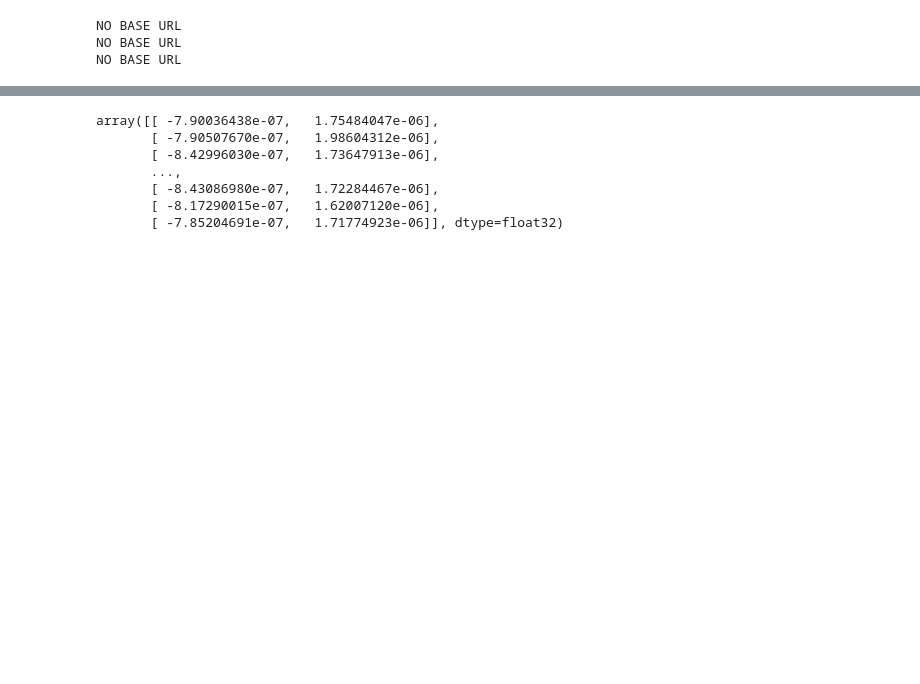
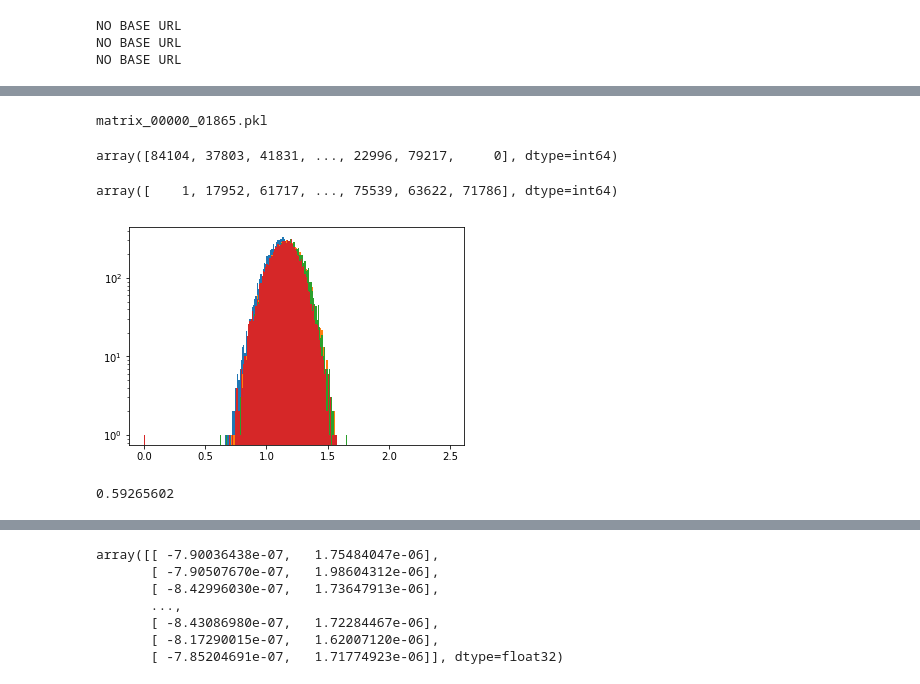
Before and after one commit to kuhanw/link_embedding, a Jupyter notebook: graph_embedding.ipynb, the cells around one changed output, grey strips where cells are left out. Drawn from its saved outputs; the diff is of its cells as text; code cells hidden in the pictures; blank space fills up the shorter version.

```diff
--- a/graph_embedding.ipynb
+++ b/graph_embedding.ipynb
@@ -325,0 +332,18 @@ Caused by op 'MatMul', defined at:
+# %%
+for i in range(0, n_chunks, 1):
+
+    with tf.Session() as sess:
+        #if i==3: break
+        chunk_begin = i*chunk_size
+        chunk_end = (i+1)*chunk_size
+        print (i, chunk_begin, chunk_end)
+
+        if i!=n_chunks-1:
+            matrices = sess.run([sim_matrix, mult_vector] , feed_dict={
+                        vector_a:final_embeddings[chunk_begin:chunk_end], vector_b:final_embeddings})
+        else:
+            matrices = sess.run([sim_matrix, mult_vector] , feed_dict={
+                        vector_a:final_embeddings[chunk_begin:], vector_b:final_embeddings})
+
+        pickle.dump(matrices[0], open('sim_matrices/matrix_%d_%d.pkl' % (chunk_begin, chunk_end),'wb'))
+    sess.close()
@@ -325,0 +368,36 @@ Caused by op 'MatMul', defined at:
+# %%
+pickles = [pickle.load(open(r'd:\coding\link2vec\sim_matrices\\' + i, 'rb')) \
+               for i in os.listdir(r'd:\coding\link2vec\sim_matrices')]
+# %%
+sim_matrix = pickle.load(open(r'd:\coding\link2vec\sim_matrices\\' + i, 'rb'))
+# %%
+sim_matrix = []
+for index, i in enumerate(os.listdir(r'd:\coding\link2vec\sim_matrices')):
+    if index!=0 : break
+    print (i)
+
+    if index==0:
+        sim_matrix = pickle.load(open(r'd:\coding\link2vec\sim_matrices\\' + i, 'rb'))
+    else:
+        temp = pickle.load(open(r'd:\coding\link2vec\sim_matrices\\' + i, 'rb'))
+        sim_matrix = np.concatenate([sim_matrix, temp], axis=0)
+# %% [output]
+matrix_00000_01865.pkl
+# %%
+sim_matrix[0].argsort()
+# %% [output]
+array([84104, 37803, 41831, ..., 22996, 79217,     0], dtype=int64)
+# %%
+sim_matrix[1].argsort()
+# %% [output]
+array([    1, 17952, 61717, ..., 75539, 63622, 71786], dtype=int64)
+# %%
+#plt.figure(figsize=(10, 4))
+plt.hist(sim_matrix[110], bins=[i/100 for i in range(250)], log=True)
+plt.hist(sim_matrix[1], bins=[i/100 for i in range(250)], log=True)
+plt.hist(sim_matrix[1010], bins=[i/100 for i in range(250)], log=True)
+plt.hist(sim_matrix[1470], bins=[i/100 for i in range(250)], log=True)
+
+plt.show()
+# %% [output]
+[figure, added]
@@ -326,3 +406,7 @@ Caused by op 'MatMul', defined at:
+# %%
+np.dot(final_embeddings[0], final_embeddings[1])
+# %% [output]
+0.59265602
 # %%
 sim_matrix = matrices[0]
 # %%
```
Also changed, not shown: parts of 42 cells of this notebook.
